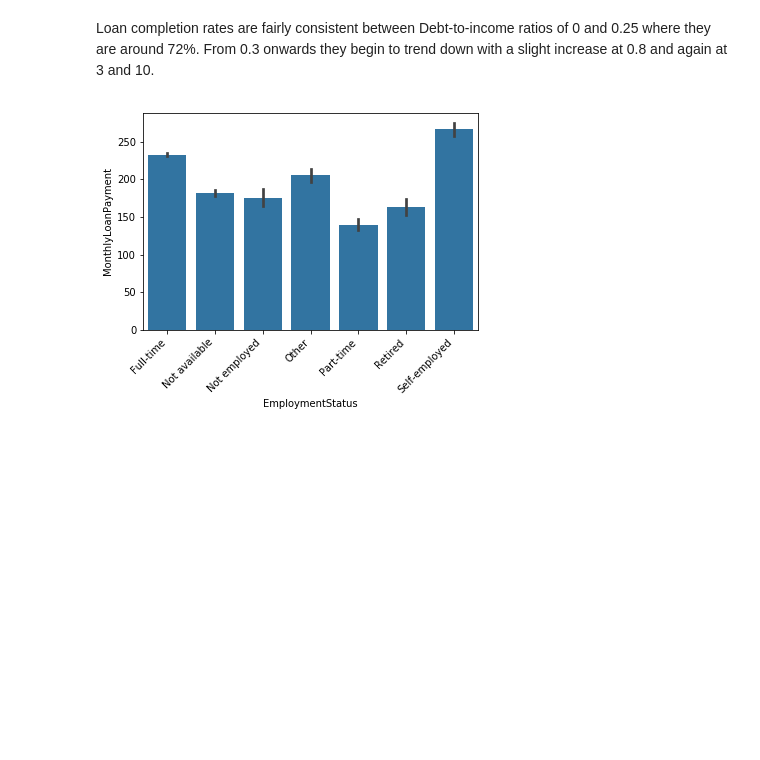
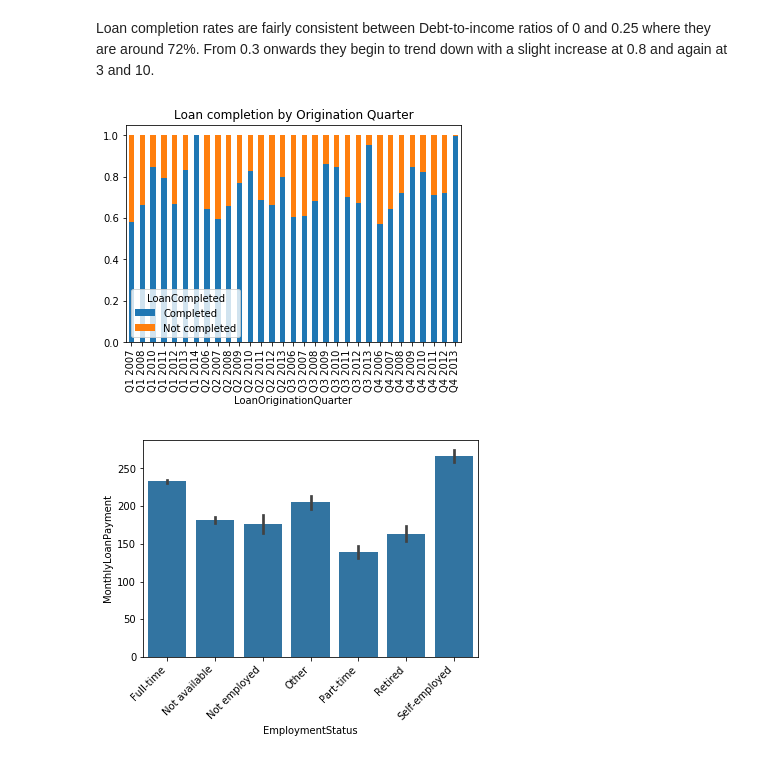
Before and after one commit to Jeffro80/DAND_Communicate_Findings, a Jupyter notebook: exploration-WORKING.ipynb, the cells around one changed output. Drawn from its saved outputs; the diff is of its cells as text; code cells hidden in the pictures; blank space fills up the shorter version.

Commit message:
loan origination quarter graph work

```diff
--- a/exploration-WORKING.ipynb
+++ b/exploration-WORKING.ipynb
@@ -1077,9 +1103,10 @@ Loan completion rates are fairly consistent between Debt-to-income ratios of 0 a
 # %%
 # Compare Loan Outcome Status and Loan Origination Quarter
-# Could use a heatmap and also look at impact of counts per Quarter (check if should be multivariate analysis)
-#NOTE: Need to drop unused categories before running
-# quarter_props = loans.groupby('LoanOriginationQuarter')['LoanCompleted'].value_counts(normalize=True).unstack()
-# quarter_props.plot(kind='bar', stacked='True', title='Loan completion by Loan Origination Quarter')
+# Use a clustered bar chart
+quarter_props = loans.groupby('LoanOriginationQuarter')['LoanCompleted'].value_counts(normalize=True).unstack()
+quarter_props.plot(kind='bar', stacked='True', title='Loan completion by Origination Quarter');
+# %% [output]
+[figure, added]
 # %%
 # Compare Employment Status and Monthly Loan Payment
 base_color = sb.color_palette()[0]
```
Also changed, not shown: parts of 11 cells of this notebook.
